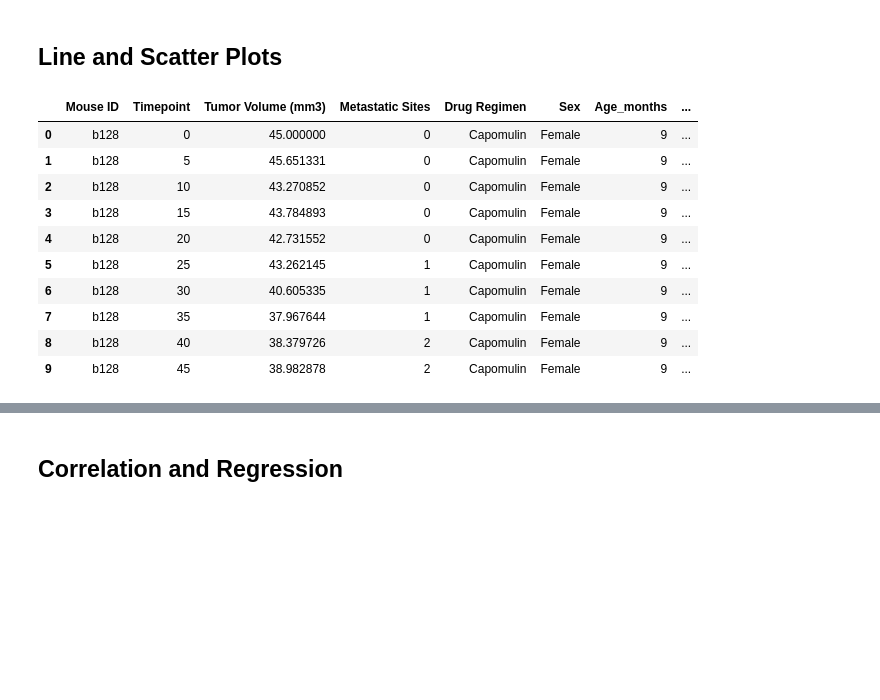
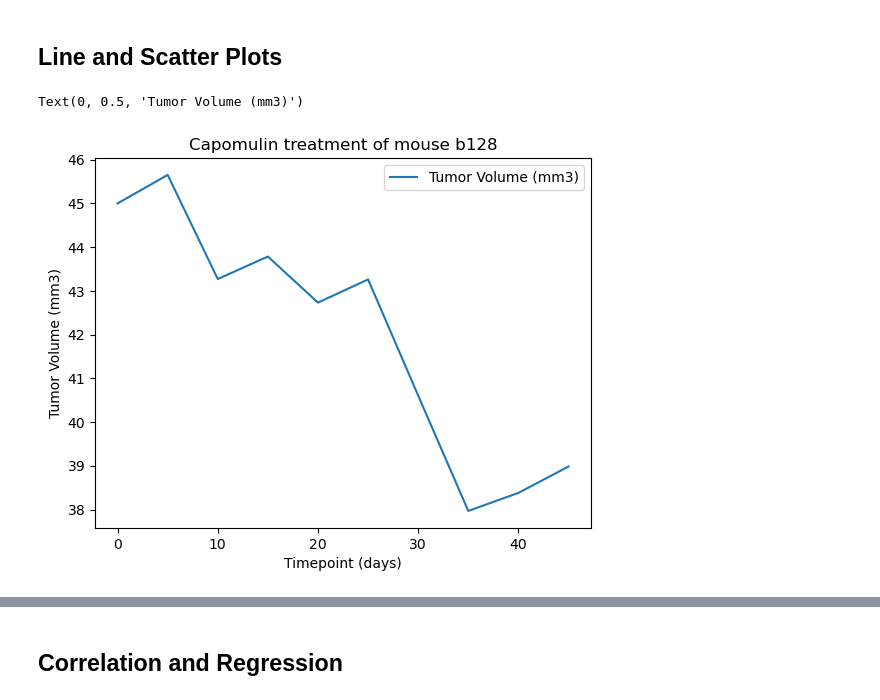
Before and after one commit to TPaxton97/matplotlib-challenge, a Jupyter notebook: Starter_Code/Pymaceuticals/pymaceuticals_starter.ipynb, the cells around one changed output, grey strips where cells are left out. Drawn from its saved outputs; the diff is of its cells as text; code cells hidden in the pictures; blank space fills up the shorter version.

Commit message:
Line and Scatter plots complete

```diff
--- a/Starter_Code/Pymaceuticals/pymaceuticals_starter.ipynb
+++ b/Starter_Code/Pymaceuticals/pymaceuticals_starter.ipynb
@@ -229,25 +229,15 @@ Text(0, 0.5, 'Sex')
 # %%
 # Generate a line plot of tumor volume vs. time point for a single mouse treated with Capomulin
 
-capomulinSeries = cleanCombinedMouseResults[cleanCombinedMouseResults["Drug Regimen"] == 'Capomulin']
-b128 = cleanCombinedMouseResults[cleanCombinedMouseResults["Mouse ID"] == 'b128']
-b128
-# plt.title
-# plt.xlabel
-# plt.ylabel
+capomulinDF = cleanCombinedMouseResults[cleanCombinedMouseResults["Drug Regimen"] == 'Capomulin']
+b128DF = cleanCombinedMouseResults[cleanCombinedMouseResults["Mouse ID"] == 'b128']
 
-# plt.plot(x=)
+b128DF.plot(x="Timepoint", y="Tumor Volume (mm3)")
+plt.title("Capomulin treatment of mouse b128")
+plt.xlabel("Timepoint (days)")
+plt.ylabel("Tumor Volume (mm3)")
 # %% [output]
-|  | Mouse ID | Timepoint | Tumor Volume (mm3) | Metastatic Sites | Drug Regimen | Sex | Age_months | ... |
-| 0 | b128 | 0 | 45.000000 | 0 | Capomulin | Female | 9 | ... |
-| 1 | b128 | 5 | 45.651331 | 0 | Capomulin | Female | 9 | ... |
-| 2 | b128 | 10 | 43.270852 | 0 | Capomulin | Female | 9 | ... |
-| 3 | b128 | 15 | 43.784893 | 0 | Capomulin | Female | 9 | ... |
-| 4 | b128 | 20 | 42.731552 | 0 | Capomulin | Female | 9 | ... |
-| 5 | b128 | 25 | 43.262145 | 1 | Capomulin | Female | 9 | ... |
-| 6 | b128 | 30 | 40.605335 | 1 | Capomulin | Female | 9 | ... |
-| 7 | b128 | 35 | 37.967644 | 1 | Capomulin | Female | 9 | ... |
-| 8 | b128 | 40 | 38.379726 | 2 | Capomulin | Female | 9 | ... |
-| 9 | b128 | 45 | 38.982878 | 2 | Capomulin | Female | 9 | ... |
+Text(0, 0.5, 'Tumor Volume (mm3)')
+[figure, added]
 # %%
 # Generate a scatter plot of mouse weight vs. the average observed tumor volume for the entire Capomulin regimen
```
Also changed, not shown: parts of 1 cell of this notebook, 1 other file.
